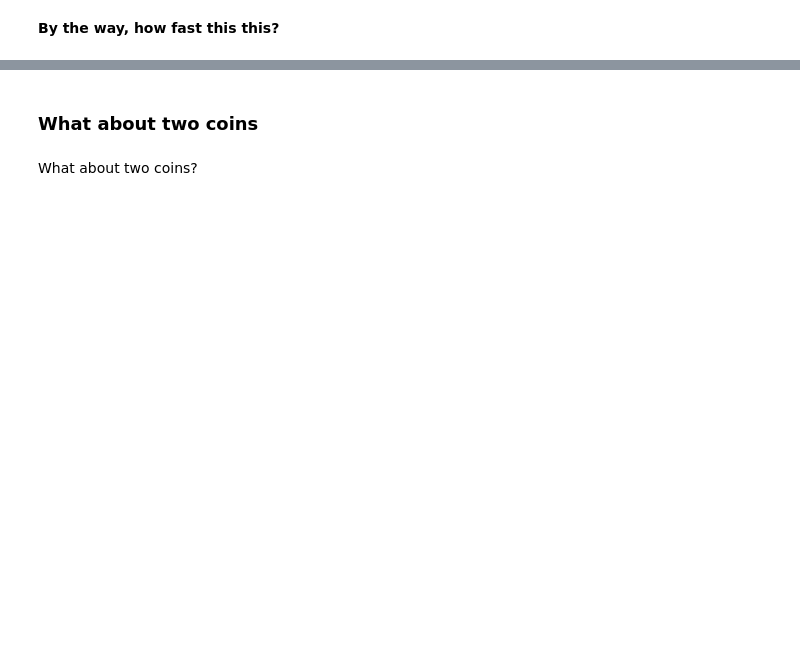
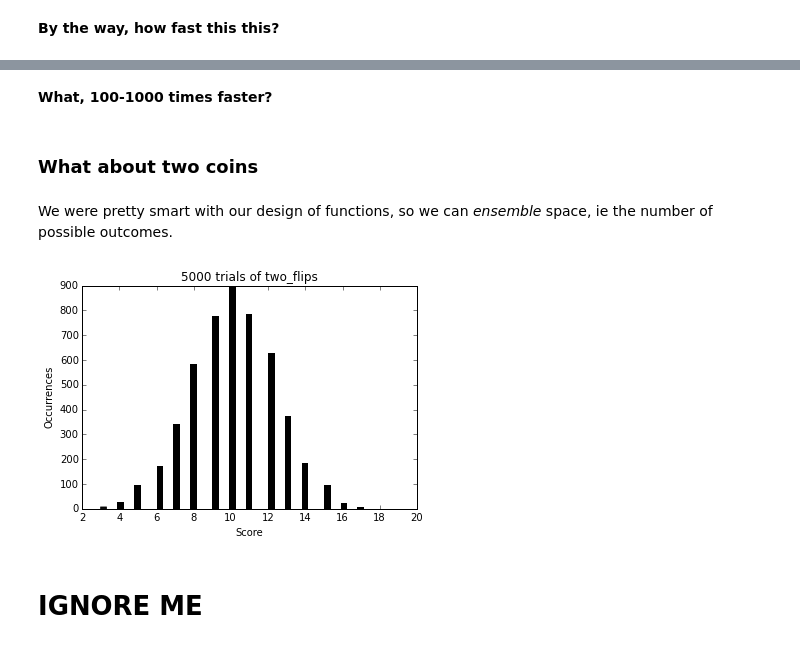
Before and after one commit to hughesadam87/scikit-spectra, a Jupyter notebook: examples/Notebooks/coinflips.ipynb, the cells around one changed output, grey strips where cells are left out. Drawn from its saved outputs; the diff is of its cells as text; code cells hidden in the pictures; blank space fills up the shorter version.

Commit message:
coin flips delete later

```diff
--- a/examples/Notebooks/coinflips.ipynb
+++ b/examples/Notebooks/coinflips.ipynb
@@ -122,7 +124,18 @@ simulation(2000, plot=False)
+# %% [markdown]
+**What, 100-1000 times faster?**
 # %% [markdown]
 ### What about two coins
-# %% [markdown]
-What about two coins?
+# %% [markdown]
+We were pretty smart with our design of functions, so we can *ensemble* space, ie the number of possible outcomes.
+# %%
+def two_flips():
+    return fair_coin() + fair_coin()
+
+simulation(trials=5000, fcn=two_flips, plot=True)
+# %% [output]
+[figure, added]
+# %% [markdown]
+# IGNORE ME
 # %%
 import os.path as op
 from IPython.display import display, HTML
```
Also changed, not shown: parts of 7 cells of this notebook.
